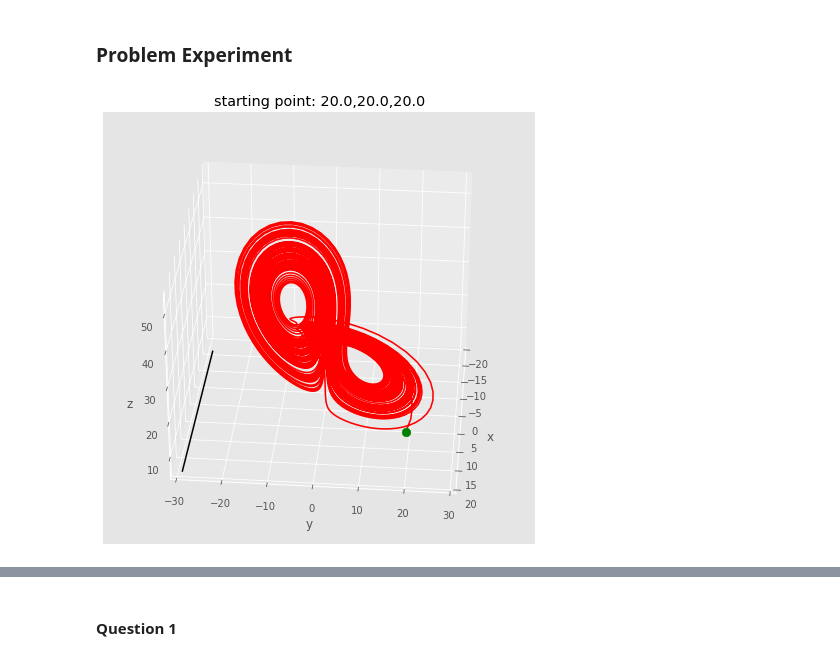
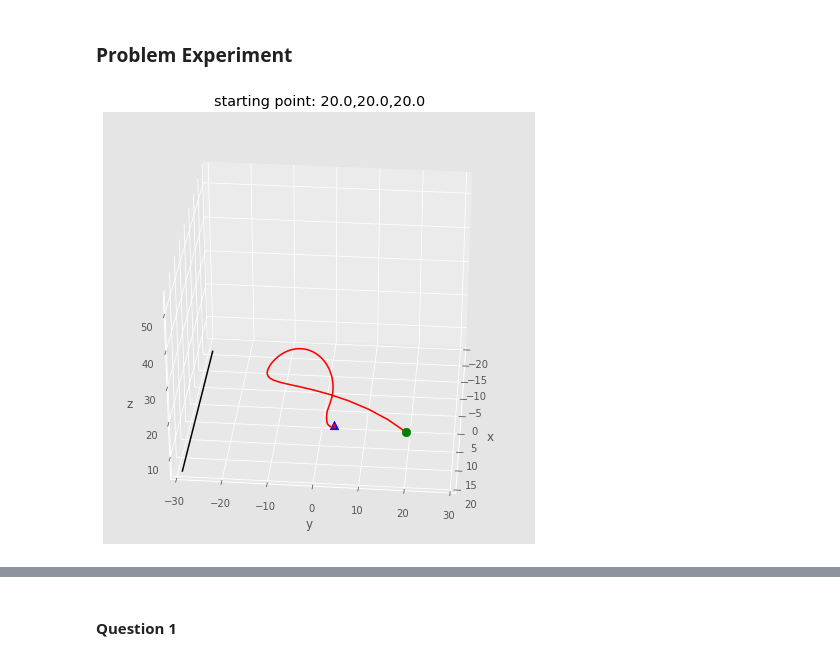
Before and after one commit to CaraBGJames/numeric_2022, a Jupyter notebook: notebooks/lab6/Lab6_assignment.ipynb, the cells around one changed output, grey strips where cells are left out. Cells and saved outputs as stored; diff of their text form; code cells hidden in the pictures.

```diff
--- a/notebooks/lab6/Lab6_assignment.ipynb
+++ b/notebooks/lab6/Lab6_assignment.ipynb
@@ -81,27 +89,27 @@ def plot_3d(ax,xvals,vals,zvals):
 # %%
 #
 # make a nested dictionary to hold parameters
 #
 timevars=dict(tstart=0,tend=100,dt=0.01)
-uservars=dict(sigma=10,beta=2.6666,rho=28)
+uservars=dict(sigma=10,beta=2.6666,rho=3)
 initvars=dict(x=20,y=20,z=20)
 params=dict(timevars=timevars,uservars=uservars,initvars=initvars)
 #
 # expand the params dictionary into key,value pairs for
 # the Integ61 constructor using dictionary expansion
 #
 theSolver = Integ61('lorenz.yaml',**params)
 timevals, coords, errorlist = theSolver.timeloop5fixed()
 xvals,yvals,zvals=coords[:,0],coords[:,1],coords[:,2]
 
 
 fig = plt.figure(figsize=(6,6))
 ax = fig.add_axes([0, 0, 1, 1], projection='3d')
 ax=plot_3d(ax,xvals,yvals,zvals)
 out=ax.set(title='starting point: {},{},{}'.format(*coords[0,:]))
 #help(ax.view_init)
 # %% [output]
-[figure, old version]
+[figure, new version]
 # %%
 print(f'Final coordinates are: x = {coords[-1,0]}, y = {coords[-1,1]}, z = {coords[-1,2]}')
 # %% [output]
```
Also changed, not shown: parts of 13 cells of this notebook, 7 other files.
